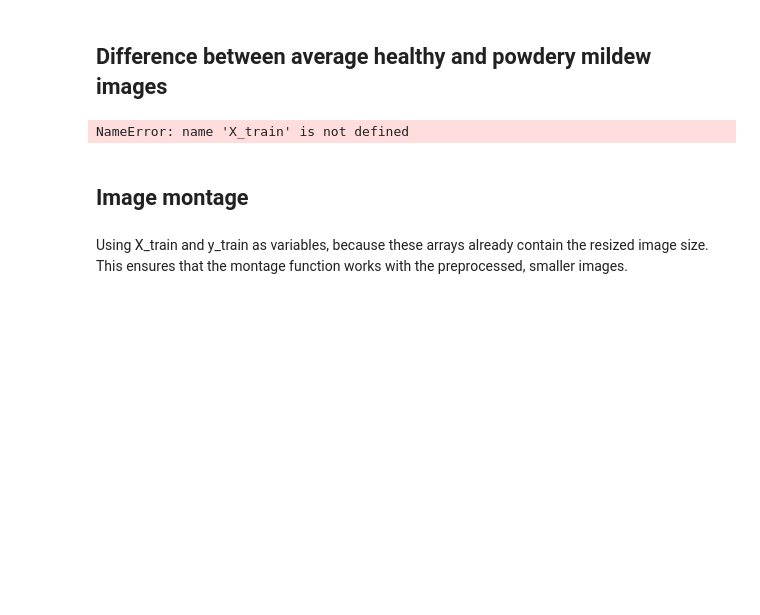
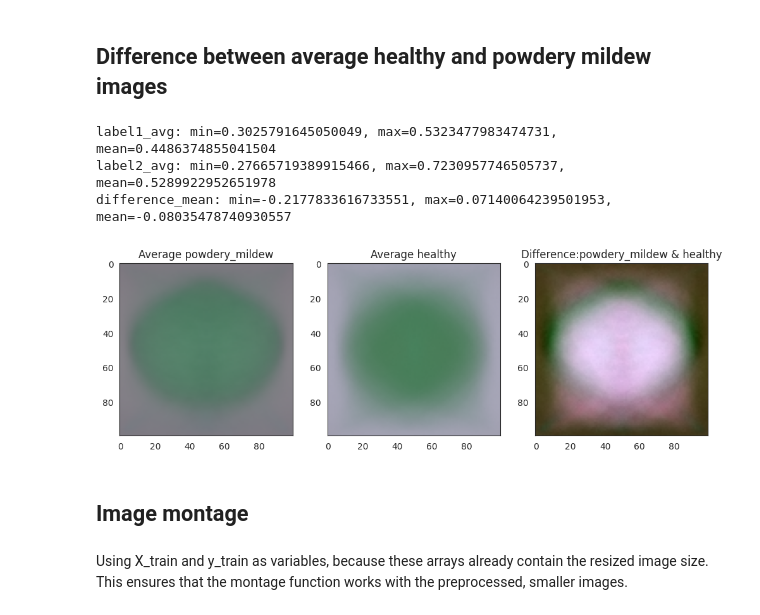
Before and after one commit to idamariasofie/mildew-detection, a Jupyter notebook: jupyter_notebooks/DataVisualization.ipynb, the cells around one changed output. Saved outputs shown, nothing was run; the diff lists cells and outputs as text; code cells hidden in the pictures; blank space fills up the shorter version.

```diff
--- a/jupyter_notebooks/DataVisualization.ipynb
+++ b/jupyter_notebooks/DataVisualization.ipynb
@@ -118,6 +116,6 @@ Old version is already available create a new version.
 ### Set label names
 # %%
 # Extract labels from the train DataFrame
-labels = train_df['file'].apply(os.path.basename)
-print('Labels for the images are:', labels.unique())
+labels = train_df['label'].unique()
+print('Labels for the images are:', labels)
 # %% [output]
@@ -285,7 +282,10 @@ Image Shape: (100, 100, 3)
 # %% [markdown]
 ## Difference between average healthy and powdery mildew images
 # %%
-# Code borrowed from Walkthrough project 1 - Code Institute
+import numpy as np
+import matplotlib.pyplot as plt
+import seaborn as sns
+
 # Define the subset_image_label function
 def subset_image_label(X, y, label_to_display):
     y = y.reshape(-1, 1, 1)
@@ -293,49 +293,62 @@ def subset_image_label(X, y, label_to_display):
     df = X[boolean_mask]
     return df
 
-def diff_bet_avg_image_labels_data_as_array(X, y, label_1, label_2, figsize=(20, 5), save_image=False):
+def diff_bet_avg_image_labels_data_as_array(X, y, label_1, label_2, figsize=(20, 5), save_image=False, file_path='.'):
     """
     Checks if the labels exist in the set of unique labels
     Calculates the mean and difference for label1 and label2
     Plots a chart and saves it if save_image=True
     """
     sns.set_style("white")
 
     if (label_1 not in np.unique(y)) or (label_2 not in np.unique(y)):
-        print(
-            f"Either label {label_1} or label {label_2}, are not in {np.unique(y)} ")
+        print(f"Either label {label_1} or label {label_2} are not in {np.unique(y)} ")
         return
 
-    # calculate mean from label1
-    images_label = subset_image_label(X, y, label_1)
-    label1_avg = np.mean(images_label, axis=0)
+    # Calculate mean from label1
+    images_label1 = subset_image_label(X, y, label_1)
+    label1_avg = np.mean(images_label1, axis=0)
 
-    # calculate mean from label2
-    images_label = subset_image_label(X, y, label_2)
-    label2_avg = np.mean(images_label, axis=0)
+    # Calculate mean from label2
+    images_label2 = subset_image_label(X, y, label_2)
+    label2_avg = np.mean(images_label2, axis=0)
 
-    # calculate difference and plot difference, avg label1 and avg label2
+    # Calculate difference
     difference_mean = label1_avg - label2_avg
+
+    # Debugging: Print the min, max, and mean values of the average images and their difference
+    print(f"label1_avg: min={np.min(label1_avg)}, max={np.max(label1_avg)}, mean={np.mean(label1_avg)}")
+    print(f"label2_avg: min={np.min(label2_avg)}, max={np.max(label2_avg)}, mean={np.mean(label2_avg)}")
+    print(f"difference_mean: min={np.min(difference_mean)}, max={np.max(difference_mean)}, mean={np.mean(difference_mean)}")
+
+    # Normalize the difference image for better visualization
+    difference_mean_norm = (difference_mean - np.min(difference_mean)) / (np.max(difference_mean) - np.min(difference_mean))
+
+    # Plot difference, avg label1, and avg label2
     fig, axes = plt.subplots(nrows=1, ncols=3, figsize=figsize)
     axes[0].imshow(label1_avg, cmap='gray')
     axes[0].set_title(f'Average {label_1}')
     axes[1].imshow(label2_avg, cmap='gray')
     axes[1].set_title(f'Average {label_2}')
-    axes[2].imshow(difference_mean, cmap='viridis')
-    axes[2].set_title(f'Difference image: Avg {label_1} & {label_2}')
+    im = axes[2].imshow(difference_mean_norm, cmap='RdBu')
+    axes[2].set_title(f'Difference:{label_1} & {label_2}')
+
     if save_image:
         plt.savefig(f"{file_path}/avg_diff.png", bbox_inches='tight', dpi=150)
     else:
         plt.tight_layout()
         plt.show()
 
 diff_bet_avg_image_labels_data_as_array(X_train, y_train,
                                         label_1='powdery_mildew', label_2='healthy',
                                         figsize=(12, 10),
-                                        save_image=True
-                                        )
+                                        save_image=True,
+                                        file_path='/workspace/mildew-detection/outputs')
 # %% [output]
-NameError: name 'X_train' is not defined
+label1_avg: min=0.3025791645050049, max=0.5323477983474731, mean=0.4486374855041504
+label2_avg: min=0.27665719389915466, max=0.7230957746505737, mean=0.5289922952651978
+difference_mean: min=-0.2177833616733551, max=0.07140064239501953, mean=-0.08035478740930557
+[figure, added]
 # %% [markdown]
 ## Image montage
 # %% [markdown]
```
Also changed, not shown: parts of 8 cells of this notebook, 11 other files.
